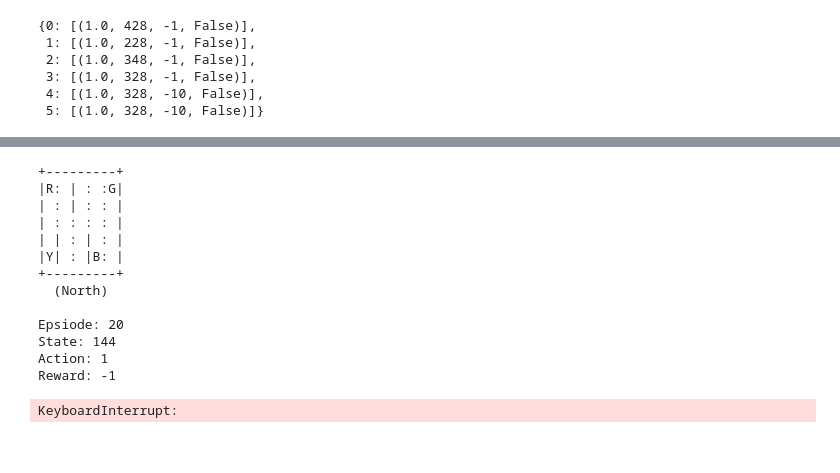
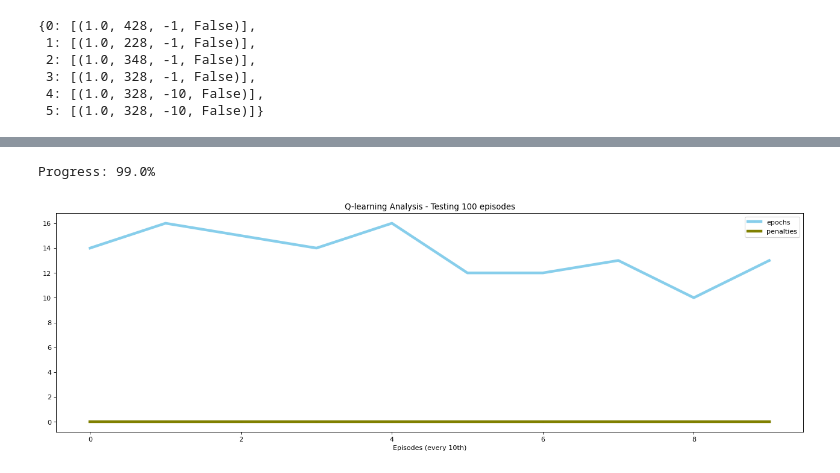
Before and after one commit to BAGLAT/Reinforcement-Learning-Artifical-Intelligence, a Jupyter notebook: AIDemo/gymdemo.ipynb, the cells around one changed output, grey strips where cells are left out. Saved outputs shown, nothing was run; the diff lists cells and outputs as text; code cells hidden in the pictures.

```diff
--- a/AIDemo/gymdemo.ipynb
+++ b/AIDemo/gymdemo.ipynb
@@ -101,14 +101,6 @@ def q_learning(episodes):
             }
             )
 
-            clear_output(wait=True)
-            print(env.render(mode='ansi'))
-            print(f"Epsiode: {episode}")
-            print(f"State: {state}")
-            print(f"Action: {action}")
-            print(f"Reward: {reward}")
-            sleep(.1)
-
             if reward == -10:
                 penalties += 1
 
@@ -131,21 +123,35 @@ def print_frames(frames,sleep_time):
 
 
 
-def plot_performance(title,performance_matrix):
+def plot_performance(title,performance_matrix, **kwargs):
     epochs=[]
     penalties=[]
-    for episode_performance in performance_matrix:
-        epochs.append(episode_performance[0])
-        penalties.append(episode_performance[1])
+    for i,episode_performance in enumerate(performance_matrix):
+        if 'interval' in kwargs:
+            if i%kwargs['interval']==0:
+                epochs.append(episode_performance[0])
+                penalties.append(episode_performance[1])
+        else:
+            epochs.append(episode_performance[0])
+            penalties.append(episode_performance[1])
 
-    df=pd.DataFrame({'episodes': range(0,len(performance_matrix)), 'epochs': epochs, 'penalties': penalties })
+    df=pd.DataFrame({'episodes': range(0,len(epochs)), 'epochs': epochs, 'penalties': penalties })
     plt.figure(num=None, figsize=(20, 6), dpi=80, facecolor='w', edgecolor='k')
     #plt.ylim(top=toplimit)
+    if 'ylimit' in kwargs:
+        plt.ylim(kwargs['ylimit'])
+    if 'xlimit' in kwargs:
+        plt.xlim(kwargs['xlimit'])
+    if 'xlabel' in kwargs:
+        plt.xlabel(kwargs['xlabel'])
+    if 'ylabel' in kwargs:
+        plt.ylabel(kwargs['ylabel'])
     plt.plot( 'episodes', 'epochs', data=df, marker='o', markerfacecolor='blue', markersize=1, color='skyblue', linewidth=4)
     plt.plot( 'episodes', 'penalties', data=df, marker='o', markerfacecolor='blue', markersize=1, color='olive', linewidth=4)
-    plt.xlabel("Episodes")
     plt.title(title)
     plt.legend()
+    if 'save' in kwargs:
+        plt.savefig(kwargs['save'])
     plt.show()
 # %%
 %%time
@@ -209,17 +227,4 @@ episodes=100
 performance_matrix_b,frames_b=brute_force(episodes)
 performance_matrix_q,frames_q=q_learning(episodes)
 # %% [output]
-+---------+
-|R: | : :G|
-| : | : : |
-| : : : : |
-| | : | : |
-|Y| : |B: |
-+---------+
-  (North)
-
-Epsiode: 20
-State: 144
-Action: 1
-Reward: -1
+Progress: 99.0%
-KeyboardInterrupt:
@@ -233,0 +231,5 @@ print_frames(frames_b,0.1)
+# %%
+interval=10
+plot_performance("Q-learning Analysis - Testing 100 episodes",performance_matrix_q,xlabel=f"Episodes (every {interval}th)",interval=interval)
+# %% [output]
+[figure, added]
```
Also changed, not shown: parts of 9 cells of this notebook, 5 other files.
